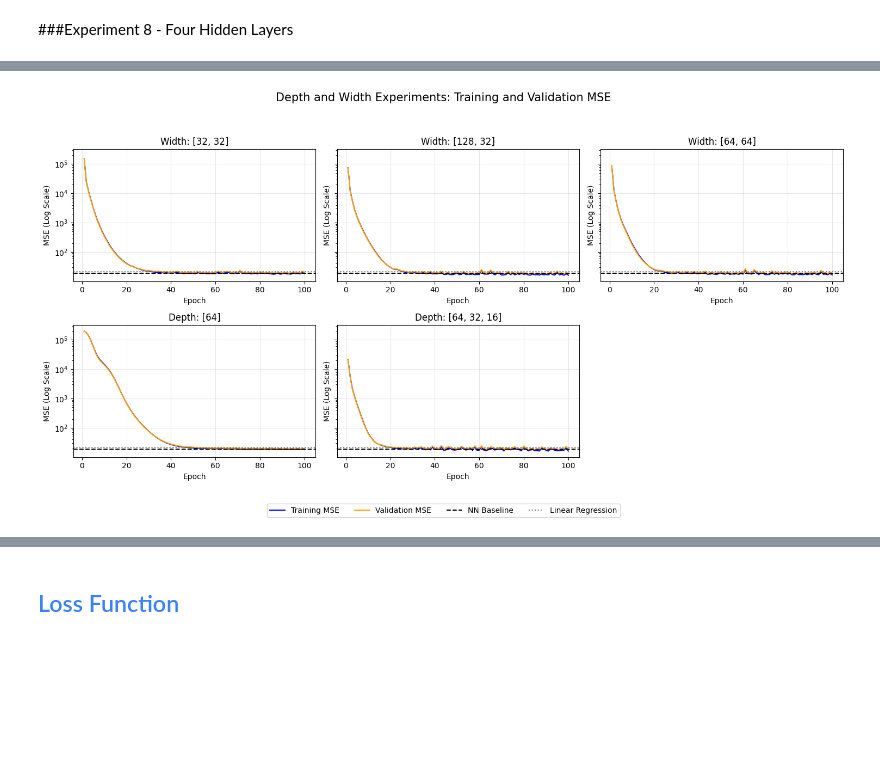
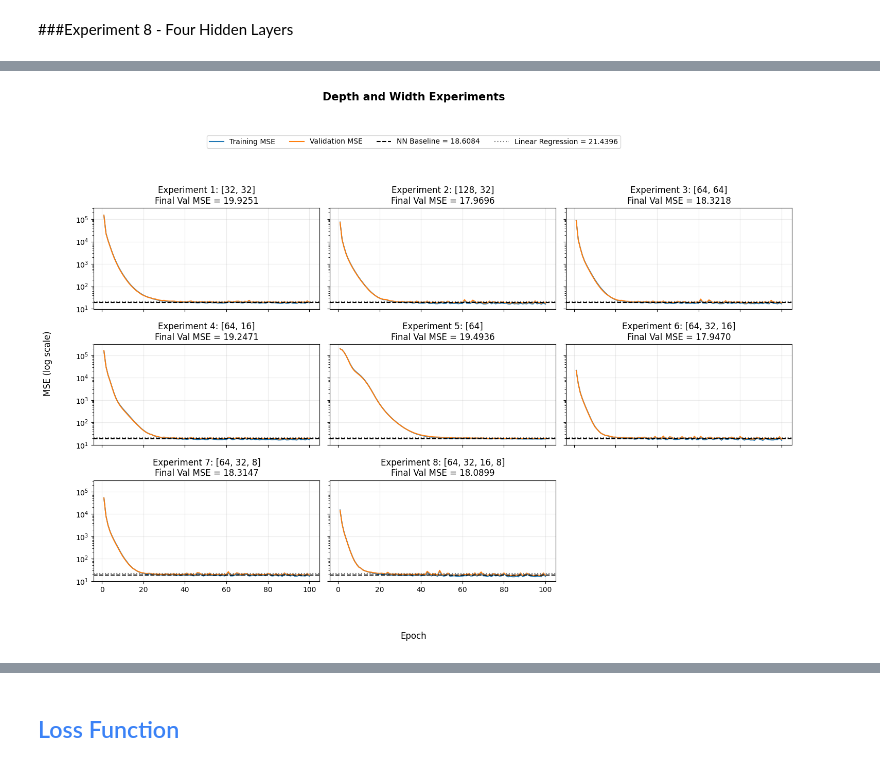
Before and after one commit to DOHA-BASEM3/DS330-Deep-Learning-Project, a Jupyter notebook: CCPP.ipynb, the cells around one changed output, grey strips where cells are left out. Drawn from its saved outputs; the diff is of its cells as text; code cells hidden in the pictures; blank space fills up the shorter version.

```diff
--- a/CCPP.ipynb
+++ b/CCPP.ipynb
@@ -1821,89 +1790,70 @@ display(architecture_table.round({
 # %%
-import matplotlib.pyplot as plt
-
-# Depth and Width experiments
-experiments = [
-    ("Experiment 1", "Width"),
-    ("Experiment 2", "Width"),
-    ("Experiment 3", "Width"),
-    ("Experiment 4", "Depth"),
-    ("Experiment 5", "Depth")
-]
+architecture_runs = sorted(
+    architecture_results.items(),
+    key=lambda item: int(item[0].split()[-1])
+)
 
 fig, axes = plt.subplots(
-    2, 3,
-    figsize=(15, 8),
+    3,
+    3,
+    figsize=(15, 11),
+    sharex=True,
     sharey=True
 )
 
-axes = axes.flatten()
+for ax, (name, result) in zip(axes.flat, architecture_runs):
+    epochs = range(1, len(result["Val Losses"]) + 1)
 
-for i, (name, category) in enumerate(experiments):
-
-    result = architecture_results[name]
-
-    epochs = range(1, len(result["Train Losses"]) + 1)
-
-    # Training MSE
-    axes[i].plot(
+    ax.plot(
         epochs,
         result["Train Losses"],
-        color="blue",
+        color="tab:blue",
         label="Training MSE"
     )
 
-    # Validation MSE
-    axes[i].plot(
+    ax.plot(
         epochs,
         result["Val Losses"],
-        color="orange",
+        color="tab:orange",
         label="Validation MSE"
     )
 
-    # Neural Network baseline
-    axes[i].axhline(
+    ax.axhline(
         nn_val_mse,
         color="black",
         linestyle="--",
-        label="NN Baseline"
+        label=f"NN Baseline = {nn_val_mse:.4f}"
     )
 
-    # Linear Regression reference
-    axes[i].axhline(
+    ax.axhline(
         linear_val_mse,
         color="gray",
         linestyle=":",
-        label="Linear Regression"
+        label=f"Linear Regression = {linear_val_mse:.4f}"
     )
 
-    axes[i].set_title(
-        f"{category}: {result['Architecture']}"
+    ax.set_yscale("log")
+    ax.set_title(
+        f"{name}: {result['Architecture']}\n"
+        f"Final Val MSE = {result['Val MSE']:.4f}"
     )
+    ax.grid(True, alpha=0.25)
 
-    axes[i].set_xlabel("Epoch")
-    axes[i].set_ylabel("MSE (Log Scale)")
-    axes[i].set_yscale("log")
-    axes[i].grid(True, alpha=0.3)
+axes.flat[-1].axis("off")
 
-# Hide empty subplot
-axes[5].axis("off")
-
-# Shared legend
-handles, labels = axes[0].get_legend_handles_labels()
-
+handles, labels = axes.flat[0].get_legend_handles_labels()
 fig.legend(
     handles,
     labels,
-    loc="lower center",
+    loc="upper center",
+    bbox_to_anchor=(0.5, 0.91),
     ncol=4
 )
 
-fig.suptitle(
-    "Depth and Width Experiments: Training and Validation MSE",
-    fontsize=15
-)
-
-plt.tight_layout(rect=[0, 0.07, 1, 0.94])
+fig.supxlabel("Epoch")
+fig.supylabel("MSE (log scale)")
+fig.suptitle("Depth and Width Experiments", fontsize=15, fontweight="bold", y=0.98)
+fig.tight_layout(rect=[0.03, 0.05, 1, 0.86])
 plt.show()
 # %% [output]
-[figure, old version]
+[figure, new version]
```
Also changed, not shown: parts of 55 cells of this notebook.
